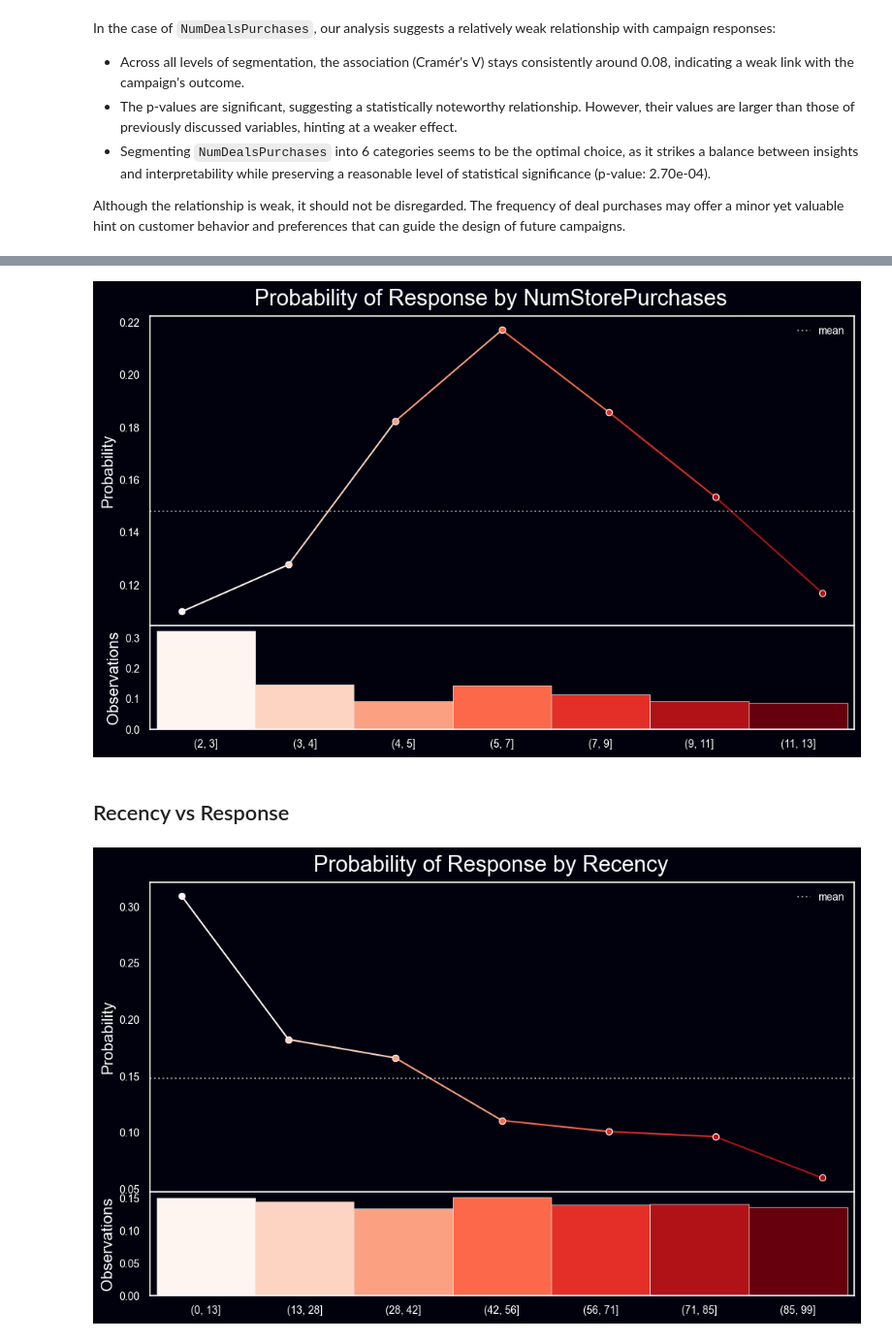
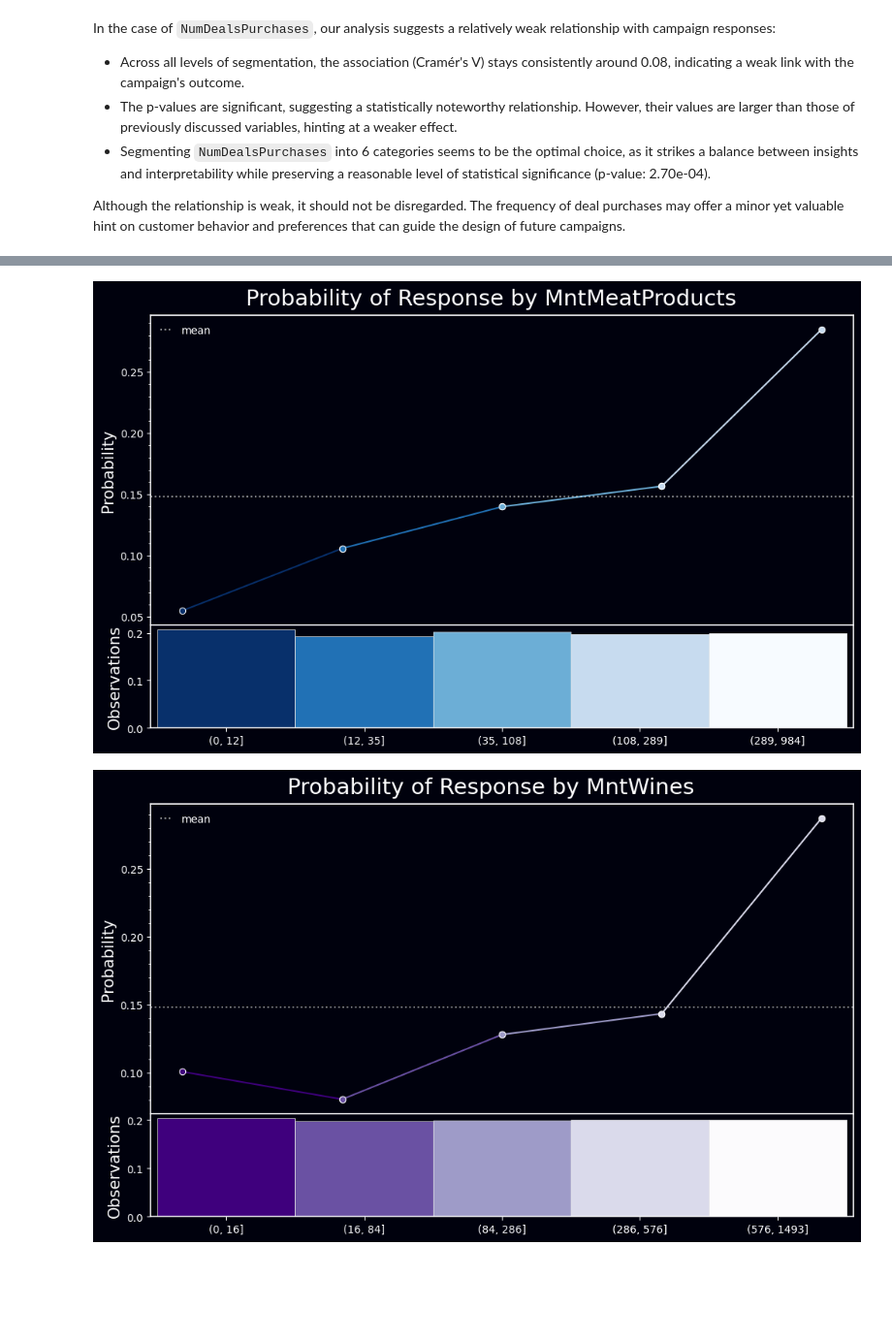
Before and after one commit to ramdhanhdy/DS_Project, a Jupyter notebook: Marketing Campaign/marketing_campaign_eda.ipynb, the cells around one changed output, grey strips where cells are left out. Shown at 97% size. Saved outputs shown, nothing was run; the diff lists cells and outputs as text; code cells hidden in the pictures; blank space fills up the shorter version.

```diff
--- a/Marketing Campaign/marketing_campaign_eda.ipynb
+++ b/Marketing Campaign/marketing_campaign_eda.ipynb
@@ -600,25 +565,19 @@ plot_prob_progression(df['NumStorePurchases'],
 # %%
-df['Recency_Grp'] = pd.qcut(df['Recency'], q=7, labels=None)
-
-df['Total_Spending_Grp'] = pd.qcut(df['Total_Spending'], q=7, labels=None)
-
-df['Income_Grp'] = pd.qcut(df['Income'], q=7, labels=None)
-df['Log_Income_Grp'] = pd.qcut(df['Log_Income'], q=10, labels=None)
-
-
-df['Age_Grp'] = pd.qcut(df['Age'], q=7, labels=None)
+df['Recency_Grp'] = pd.qcut(df['Recency'], q=5, labels=None)
+df['Total_Spending_Grp'] = pd.qcut(df['Total_Spending'], q=6, labels=None)
+df['MntMeatProducts_Grp'] = pd.qcut(df['MntMeatProducts'], q=5, labels=None)
+df['Customer_Tenure_Grp'] = pd.qcut(df['Customer_Tenure'], q=6, labels=None)
+df['Income_Grp'] = pd.qcut(df['Income'], q=8, labels=None)
 
 df['NumStorePurchases_Grp'] = pd.qcut(df['NumStorePurchases'], q=6, labels=None)
-
 df['NumDealsPurchases_Grp'] = pd.qcut(df['NumDealsPurchases'], q=4, labels=None)
-
 df['NumWebVisitsMonth_Grp'] = pd.qcut(df['NumWebVisitsMonth'], q=7, labels=None)
 
 
 categorical_cols = ['Education', 'Marital_Status', 'Generation', 'AcceptedCmp1', 'AcceptedCmp2',
                     'AcceptedCmp3', 'AcceptedCmp4', 'AcceptedCmp5', 'Complain', 'Living_With', 'Is_Parent',
                     'Recency_Grp', 'Total_Spending_Grp', 'Age_Grp', 'NumStorePurchases_Grp', 'NumDealsPurchases_Grp', 'NumWebVisitsMonth_Grp',
-                    'Income_Grp', 'Log_Income_Grp']
+                    'Income_Grp', 'Customer_Tenure_Grp', 'MntMeatProducts_Grp', 'MntWines_Grp']
 
 # Initialize an empty list to hold column names, their test statistic, p-value and degrees of freedom
 chi2_results = []
@@ -629,8 +588,10 @@ for col in categorical_cols:
     chi2, p, _, _ = stats.chi2_contingency(contingency_table)
     chi2_results.append([col, chi2, p])
 
-# Convert the list to a DataFrame
-chi2_df = pd.DataFrame(chi2_results, columns=['Variable', 'Chi-square statistic', 'P-value'])
+# # Convert the list to a DataFrame
+# chi2_df = pd.DataFrame(chi2_results, columns=['Variable', 'Chi-square statistic', 'P-value'])
 
-chi2_df.sort_values('Chi-square statistic', ascending=False)
+# chi2_df.sort_values('Chi-square statistic', ascending=False)
+
+chi2_and_cramers_v(df, target='Response', variables=categorical_cols)
 # %% [output]
@@ -826,26 +802,16 @@ plt.rcParams.update({
 # %%
-plot_prob_progression(df['NumStorePurchases'],
+plot_prob_progression(df['MntMeatProducts'],
                       df['Response'],
-                      x_intervals=9, use_quartiles=True,  mean_line=True,
-                      title='Probability of Response by NumStorePurchases')
+                      x_intervals=5, use_quartiles=True,  mean_line=True,
+                      title='Probability of Response by MntMeatProducts',
+                      color='Blues_r')
 # %% [output]
-[figure, old version]
+[figure, new version]
-# %%
-# Creating the 'Total Spending' groups
-bins_spending = [-np.inf, 81, 945, np.inf]
-labels_spending = ['below 81', 'between 82 and 945', 'above 945']
-df['Total Spending Group'] = pd.cut(df['Total Spending'], bins=bins_spending, labels=labels_spending)
-
-# Creating the 'Recency' groups
-bins_recency = [-np.inf, 28, 42, np.inf]
-labels_recency = ['0-28', '29-42', '43+']
-df['Recency Group'] = pd.cut(df['Recency'], bins=bins_recency, labels=labels_recency)
-# %% [markdown]
-## Recency vs Response
 # %%
-plot_prob_progression(df['Recency'],
+plot_prob_progression(df['MntWines'],
                       df['Response'],
-                      x_intervals=7, use_quartiles=True,  mean_line=True,
-                      title='Probability of Response by Recency')
+                      x_intervals=5, use_quartiles=True,  mean_line=True,
+                      title='Probability of Response by MntWines',
+                      color='Purples_r')
 # %% [output]
-[figure, old version]
+[figure, new version]
```
Also changed, not shown: parts of 29 cells of this notebook, 2 other files.
